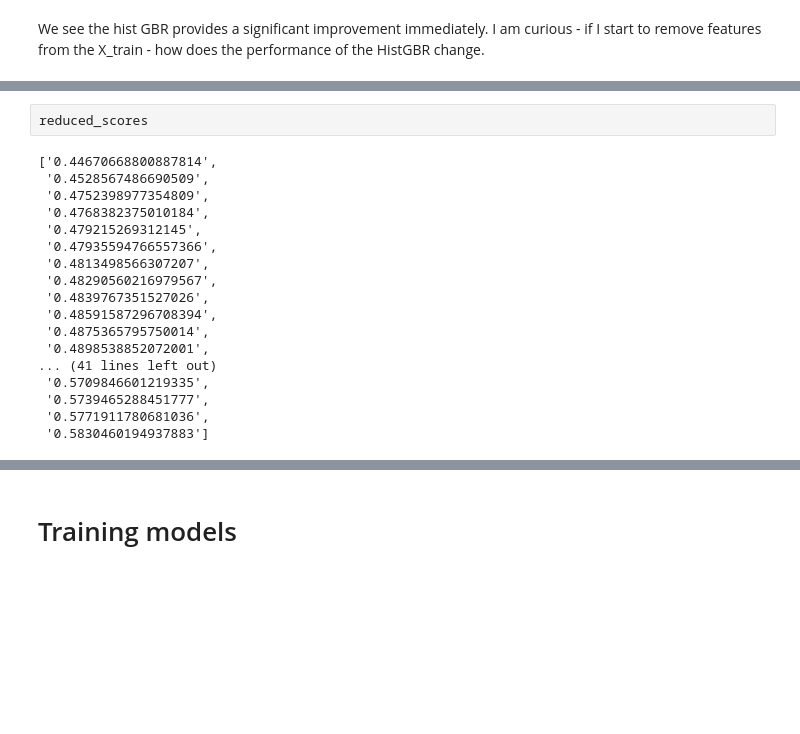
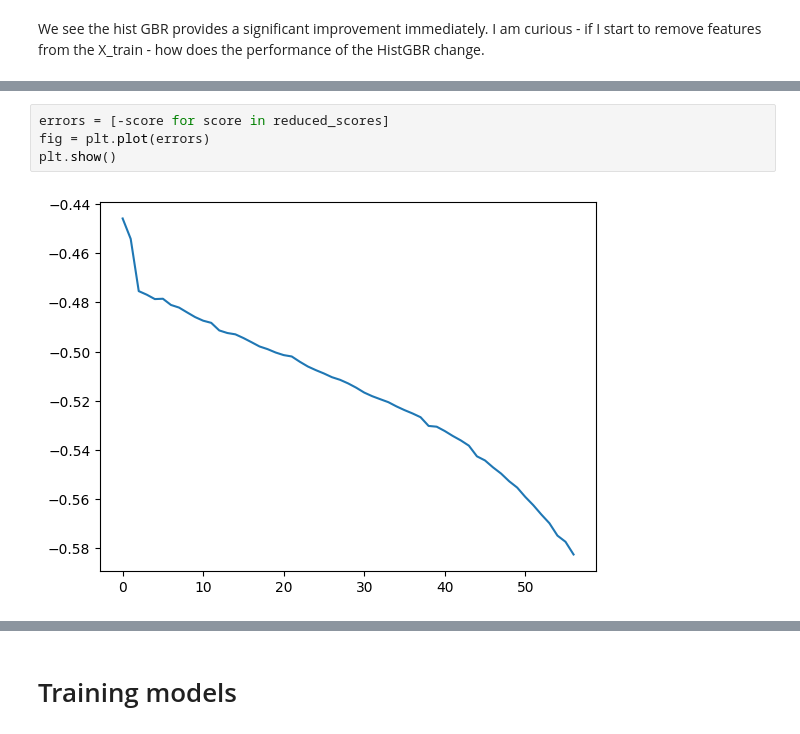
Before and after one commit to su-jai/player_forecasting, a Jupyter notebook: notebooks/data_engineering.ipynb, the cells around one changed output, grey strips where cells are left out. Drawn from its saved outputs; the diff is of its cells as text; blank space fills up the shorter version.

```diff
--- a/notebooks/data_engineering.ipynb
+++ b/notebooks/data_engineering.ipynb
@@ -468,20 +470,6 @@ plt.show()
 # %%
-reduced_scores
+errors = [-score for score in reduced_scores]
+fig = plt.plot(errors)
+plt.show()
 # %% [output]
-['0.44670668800887814',
- '0.4528567486690509',
- '0.4752398977354809',
- '0.4768382375010184',
- '0.479215269312145',
- '0.47935594766557366',
- '0.4813498566307207',
- '0.48290560216979567',
- '0.4839767351527026',
- '0.48591587296708394',
- '0.4875365795750014',
- '0.4898538852072001',
-... (41 lines left out)
- '0.5709846601219335',
- '0.5739465288451777',
- '0.5771911780681036',
- '0.5830460194937883']
+[figure, added]
```
Also changed, not shown: parts of 3 cells of this notebook.
